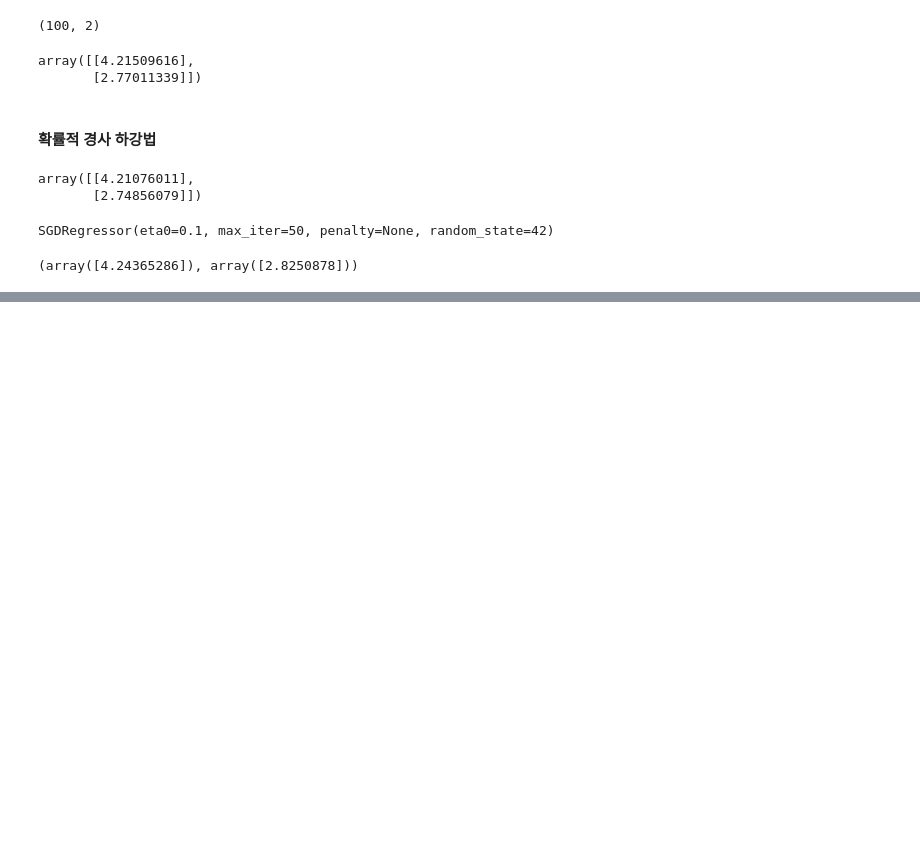
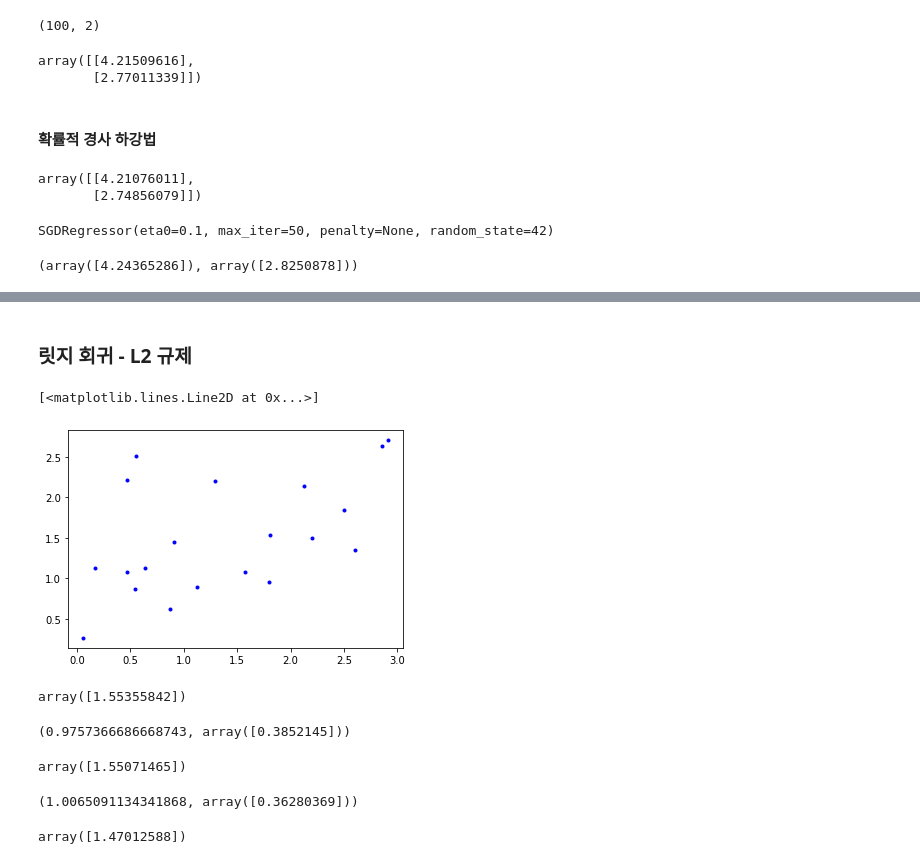
Before and after one commit to xilverh0ya/MyStudy, a Jupyter notebook: 04_ML_DL/Machine_Learning_Linear_Regression.ipynb, the cells around one changed output, grey strips where cells are left out. Drawn from its saved outputs; the diff is of its cells as text; code cells hidden in the pictures; blank space fills up the shorter version.

```diff
--- a/04_ML_DL/Machine_Learning_Linear_Regression.ipynb
+++ b/04_ML_DL/Machine_Learning_Linear_Regression.ipynb
@@ -124,0 +181,44 @@ sgd_reg.intercept_, sgd_reg.coef_
+# %% [markdown]
+### 릿지 회귀 - L2 규제
+# %%
+np.random.seed(42)
+m = 20
+X = 3 * np.random.rand(m, 1)
+y = 0.5*X + 1+ np.random.randn(m,1)/1.5
+plt.plot(X, y, "b." )
+# %% [output]
+[<matplotlib.lines.Line2D at 0x...>]
+[figure, added]
+# %%
+# 선형모델 (규제없이)
+lin_reg = LinearRegression()
+lin_reg.fit(X, y.ravel())
+lin_reg.predict([[1.5]])
+# %% [output]
+array([1.55355842])
+# %%
+lin_reg.intercept_, lin_reg.coef_
+# %% [output]
+(0.9757366686668743, array([0.3852145]))
+# %%
+# 릿지 모델 (L2 규제가 들어간 모델) - 해석적으로 해를 구함
+from sklearn.linear_model import Ridge
+
+ridge_reg = Ridge(alpha=1, random_state=42)
+ridge_reg.fit(X, y.ravel())
+
+ridge_reg.predict([[1.5]])
+# %% [output]
+array([1.55071465])
+# %%
+ridge_reg.intercept_, ridge_reg.coef_
+# %% [output]
+(1.0065091134341868, array([0.36280369]))
+# %%
+# 릿지모델 (L2 규제가 들어간 모델) - 경사하강법으로 해를 구함
+
+sgd_reg = SGDRegressor(penalty='l2', random_state=42)
+sgd_reg.fit(X, y.ravel())
+sgd_reg.predict([[1.5]])
+# %% [output]
+array([1.47012588])
```
Also changed, not shown: parts of 15 cells of this notebook, 2 other files.
